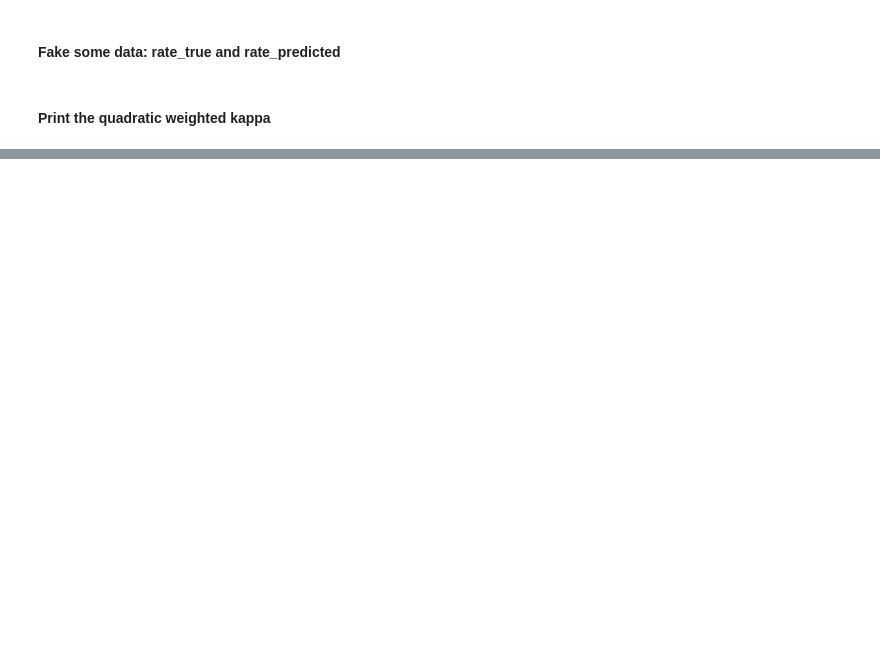
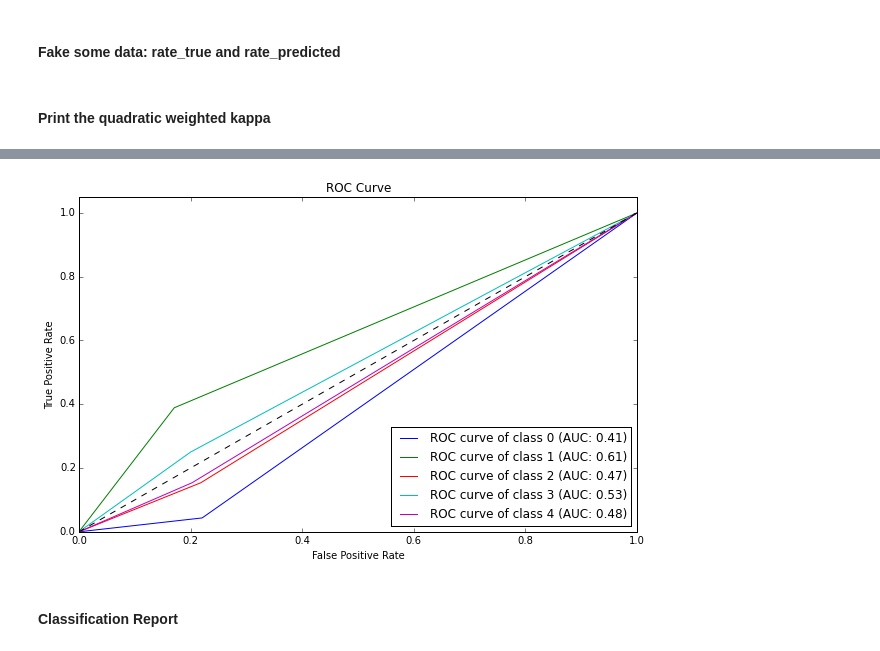
Before and after one commit to lantian2012/CS205_Project, a Jupyter notebook: Data_evaluation.ipynb, the cells around one changed output, grey strips where cells are left out. Saved outputs shown, nothing was run; the diff lists cells and outputs as text; code cells hidden in the pictures; blank space fills up the shorter version.

```diff
--- a/Data_evaluation.ipynb
+++ b/Data_evaluation.ipynb
@@ -51,0 +61,29 @@ Quadratic Weighted Kappa:
+# %%
+# Binarize the output
+y_true = label_binarize(rate_true, classes=[0,1,2,3,4])
+y_pred = label_binarize(rate_predicted, classes=[0,1,2,3,4])
+
+# Compute ROC curve and ROC area for each class
+fpr = dict()
+tpr = dict()
+roc_auc = dict()
+for i in range(5):
+    fpr[i], tpr[i], _ = roc_curve(y_true[:, i], y_pred[:, i])
+    roc_auc[i] = auc(fpr[i], tpr[i])
+
+# Plot ROC curve for each class
+fig, ax = plt.subplots(figsize=(10,6))
+for i in range(5):
+    plt.plot(fpr[i], tpr[i], label='ROC curve of class {0} (AUC: {1:0.2f})'.format(i, roc_auc[i]))
+plt.plot([0, 1], [0, 1], 'k--')
+plt.xlim([0.0, 1.0])
+plt.ylim([0.0, 1.05])
+plt.xlabel('False Positive Rate')
+plt.ylabel('True Positive Rate')
+plt.title('ROC Curve')
+plt.legend(loc="lower right")
+plt.show()
+# %% [output]
+[figure, added]
+# %% [markdown]
+#### Classification Report
```
Also changed, not shown: parts of 11 cells of this notebook.
